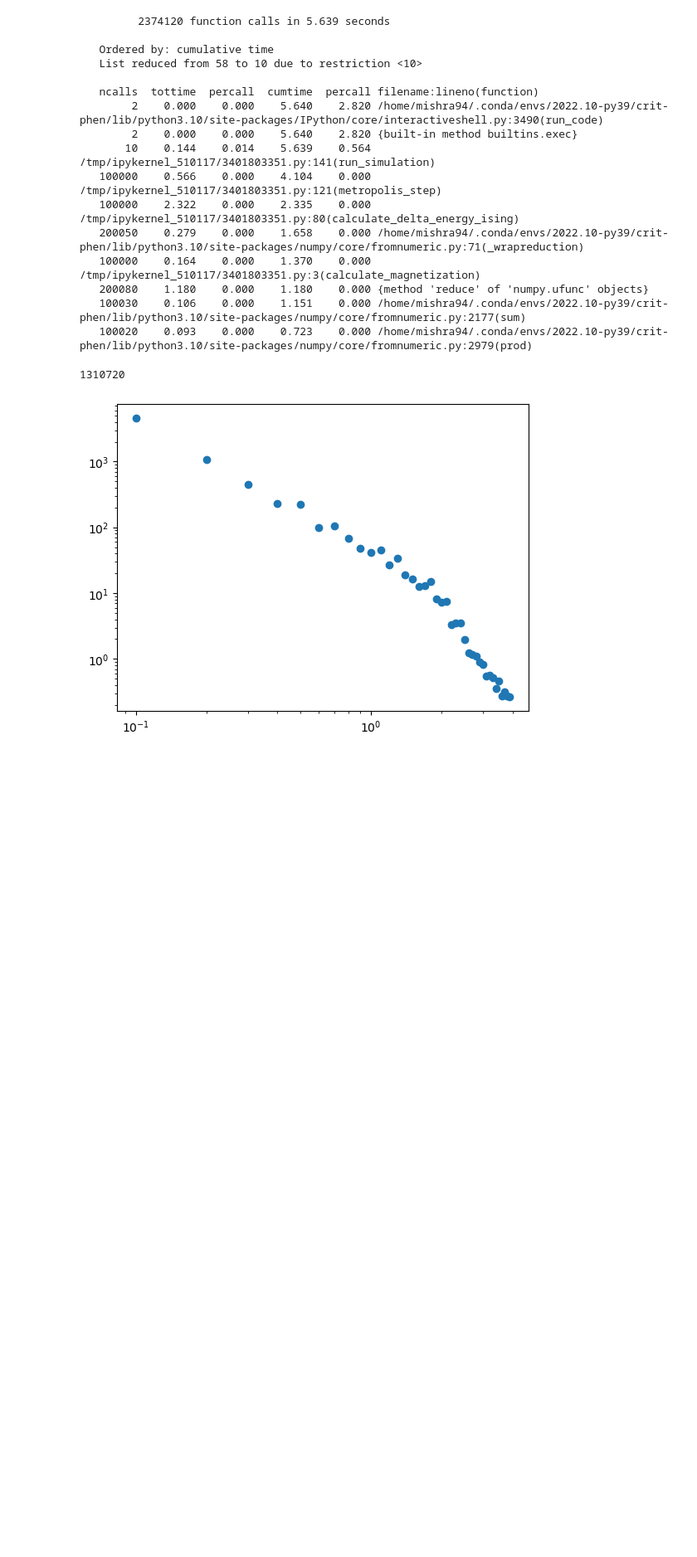
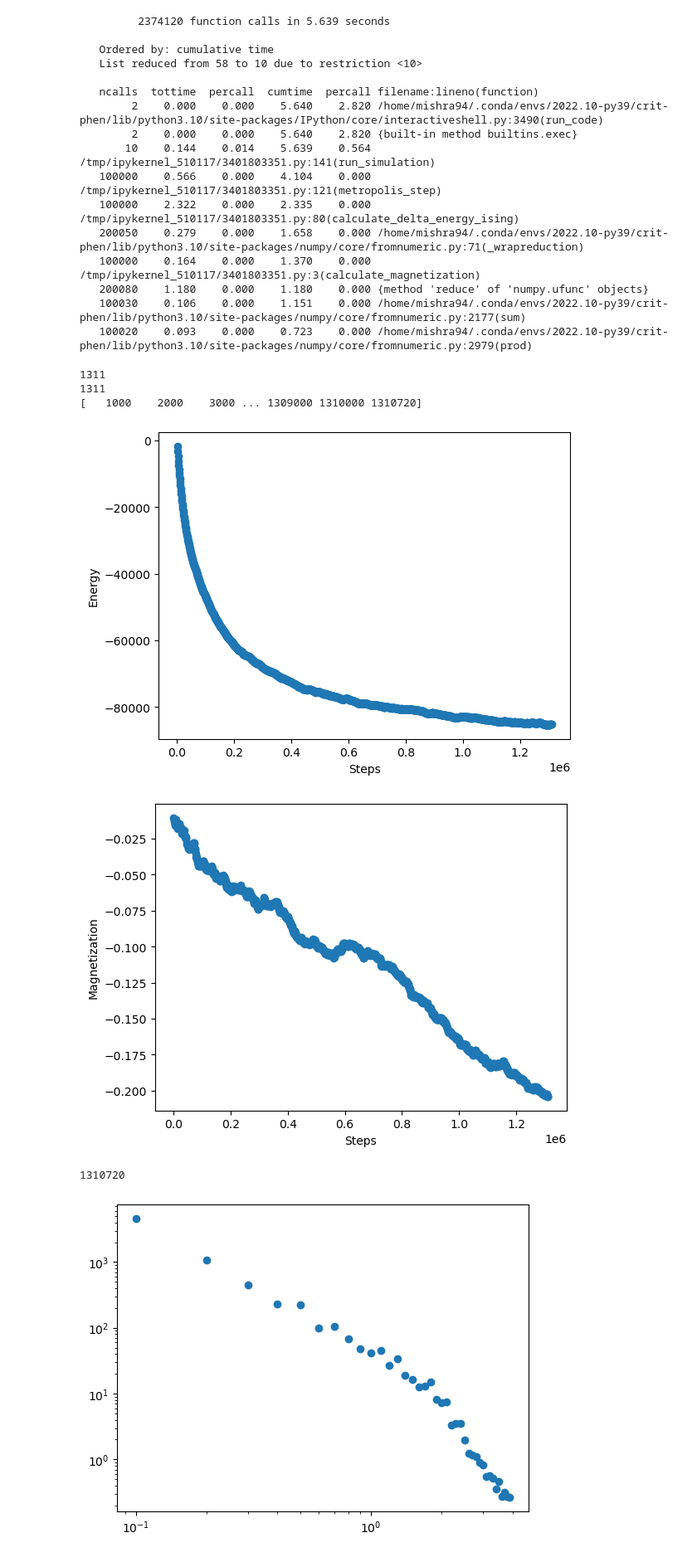
Before and after one commit to sswtmshr/ising-potts-metropolis, a Jupyter notebook: metropolis.ipynb, the cells around one changed output. Shown at 83% size. Cells and saved outputs as stored; diff of their text form; code cells hidden in the pictures; blank space fills up the shorter version.

Commit message:
Added hdf5 saves to run_simulation. Added loading the file and plotting functions.

```diff
--- a/metropolis.ipynb
+++ b/metropolis.ipynb
@@ -205,6 +267,33 @@ print(s.getvalue())
    200080    1.180    0.000    1.180    0.000 {method 'reduce' of 'numpy.ufunc' objects}
    100030    0.106    0.000    1.151    0.000 /home/mishra94/.conda/envs/2022.10-py39/crit-phen/lib/python3.10/site-packages/numpy/core/fromnumeric.py:2177(sum)
    100020    0.093    0.000    0.723    0.000 /home/mishra94/.conda/envs/2022.10-py39/crit-phen/lib/python3.10/site-packages/numpy/core/fromnumeric.py:2979(prod)
+# %%
+def plot_MC_steps(x,y,x_label,y_label,plot_filename=None):
+    plt.scatter(x,y)
+    plt.xlabel(x_label)
+    plt.ylabel(y_label)
+    if plot_filename:
+        plt.save(plot_filename,dpi=600)
+    else:
+        plt.show()
+    return None
+# %%
+filename = 'test.hdf5'
+steps, lattices, energies, magnetizations = load_selected_simulation_data_hdf5(filename)
+
+print(len(steps))
+print(len(lattices))
+print(steps)
+# %% [output]
+1311
+1311
+[   1000    2000    3000 ... 1309000 1310000 1310720]
+# %%
+plot_MC_steps(steps,energies,'Steps', 'Energy')
+plot_MC_steps(steps,magnetizations,'Steps', 'Magnetization')
+# %% [output]
+[figure, added]
+[figure, added]
 # %%
 N = 32  # (atoms = N^d)
 dim = 3
```
Also changed, not shown: parts of 5 cells of this notebook.
